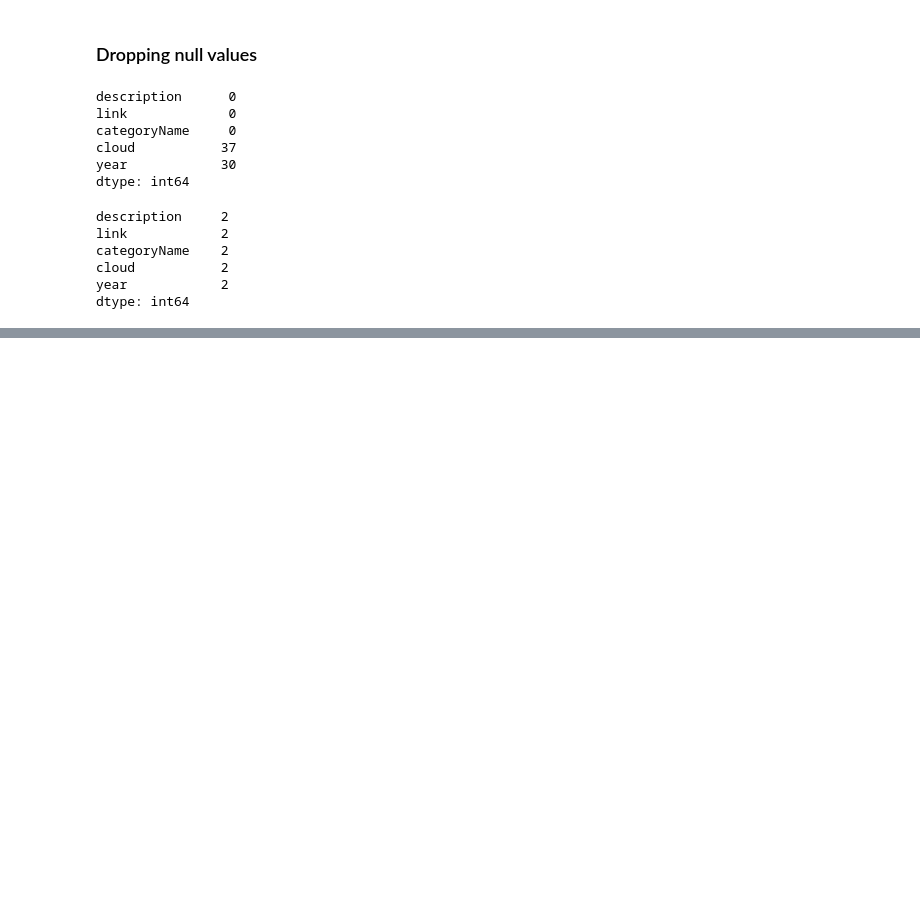
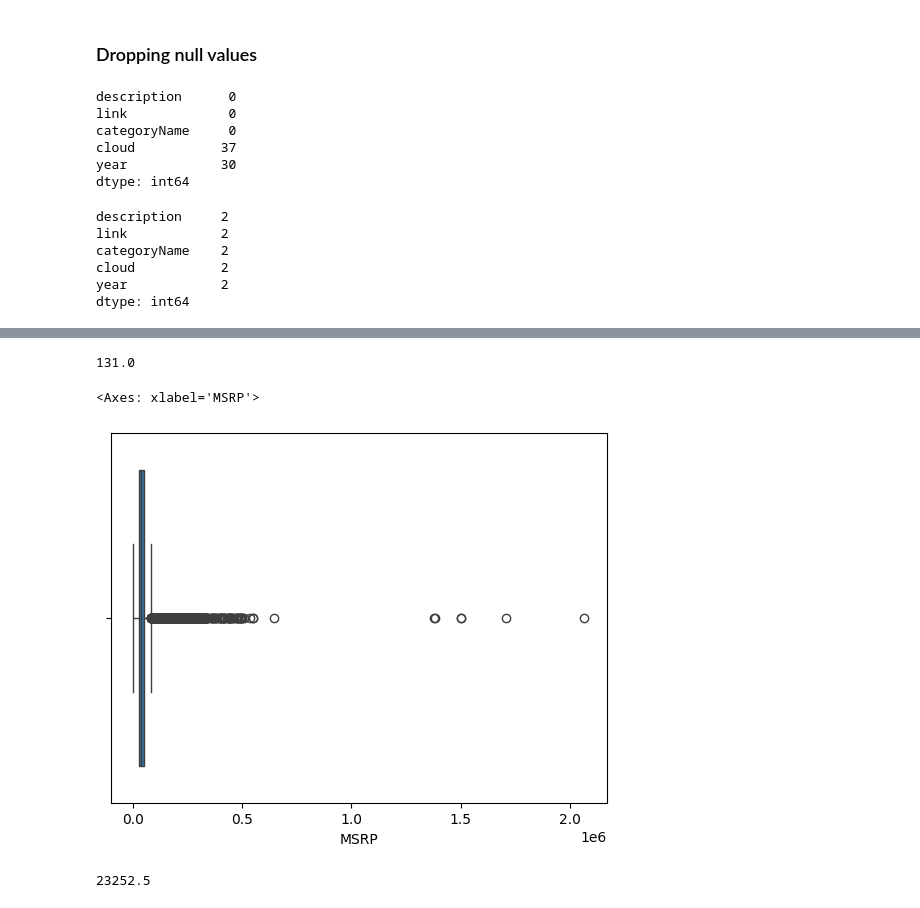
Before and after one commit to ESET0104/Basic_training, a Jupyter notebook: Basics_of_python/day-5/EDA.ipynb, the cells around one changed output, grey strips where cells are left out. Drawn from its saved outputs; the diff is of its cells as text; code cells hidden in the pictures; blank space fills up the shorter version.

```diff
--- a/Basics_of_python/day-5/EDA.ipynb
+++ b/Basics_of_python/day-5/EDA.ipynb
@@ -134,0 +218,19 @@ dtype: int64
+# %%
+Q1 = df2['Engine HP'].quantile(0.25)
+Q3 = df2['Engine HP'].quantile(0.75)
+IQR = Q3-Q1
+print(IQR)
+# %% [output]
+131.0
+# %%
+sns.boxplot(x=df2['MSRP'])
+# %% [output]
+<Axes: xlabel='MSRP'>
+[figure, added]
+# %%
+Q1 = df2['MSRP'].quantile(0.25)
+Q3 = df2['MSRP'].quantile(0.75)
+IQR = Q3-Q1
+print(IQR)
+# %% [output]
+23252.5
```
Also changed, not shown: parts of 13 cells of this notebook, 2 other files.
